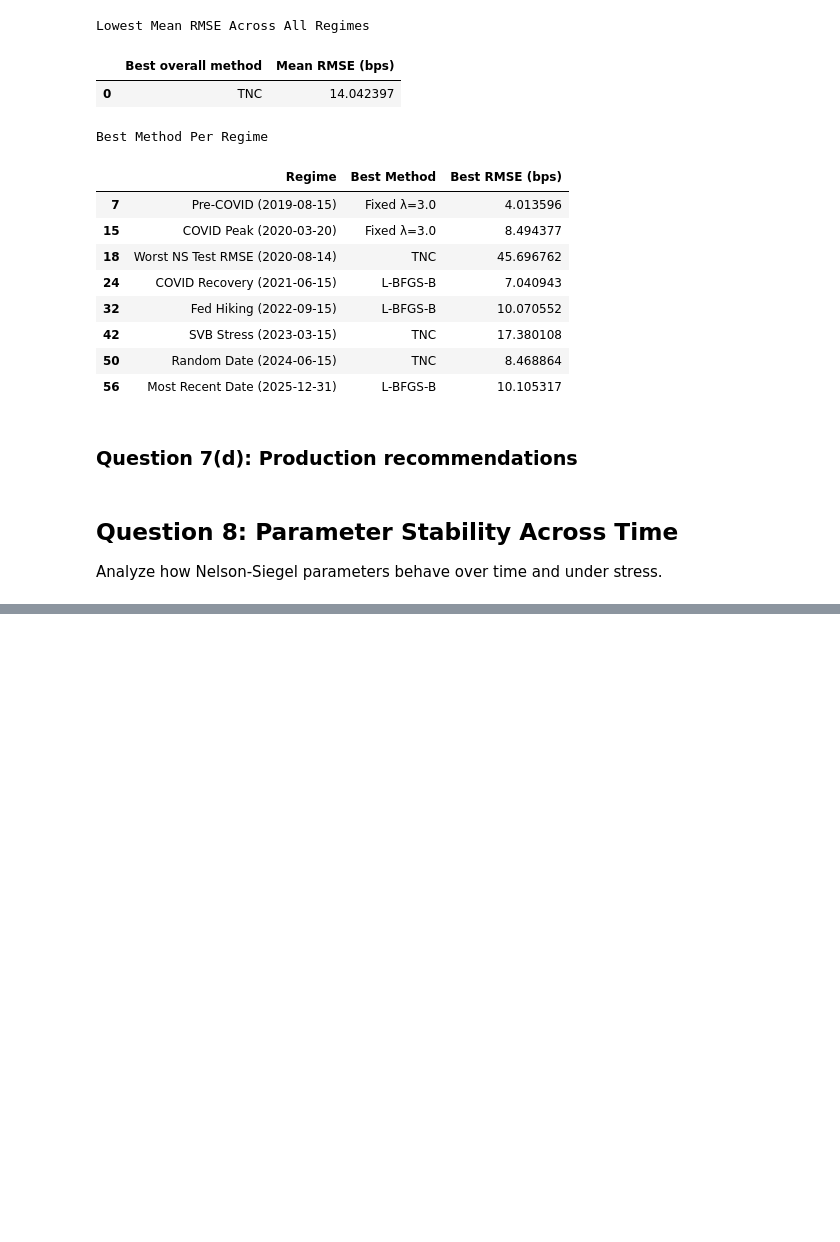
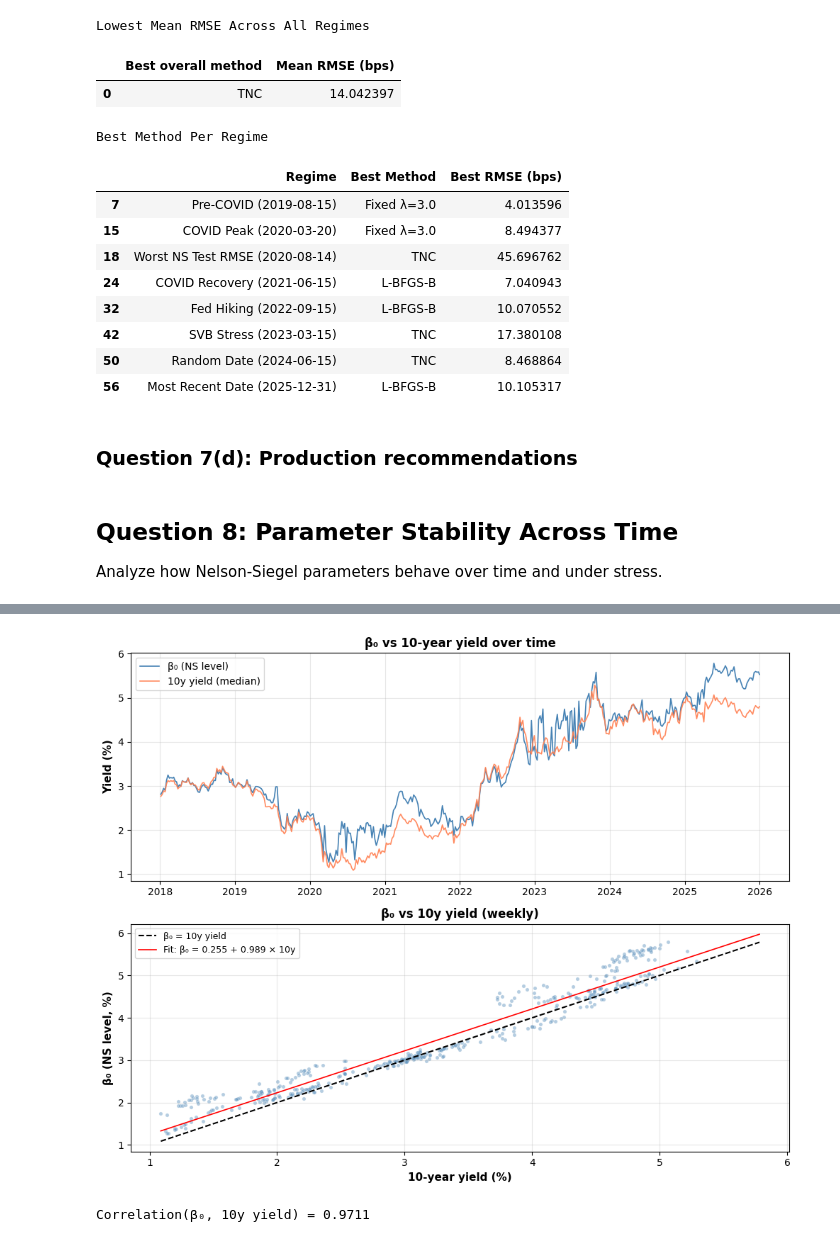
Before and after one commit to AdithSrinivasan/treasury-curve-models, a Jupyter notebook: fitting_yield_curves.ipynb, the cells around one changed output, grey strips where cells are left out. Cells and saved outputs as stored; diff of their text form; code cells hidden in the pictures; blank space fills up the shorter version.

```diff
--- a/fitting_yield_curves.ipynb
+++ b/fitting_yield_curves.ipynb
@@ -3797,0 +4017,57 @@ Analyze how Nelson-Siegel parameters behave over time and under stress.
+# %%
+# --- Add 10y yield for each week (median of yields with ttm >= 10) ---
+def get_10y_yield_by_date(panel, date_col, ttm_col, ytm_col):
+    """For each date, median yield of bonds with maturity >= 10y (decimal)."""
+    out = []
+    for date in panel[date_col].unique():
+        df = panel[panel[date_col] == date]
+        long = df[df[ttm_col] >= 10][ytm_col]
+        y10 = np.median(long) if len(long) > 0 else np.nan
+        out.append({"date": date, "yield_10y": y10})
+    return pd.DataFrame(out)
+
+y10_df = get_10y_yield_by_date(
+    treasury_panel, PANEL_DATE_COL, PANEL_TTM_COL, PANEL_YTM_COL
+)
+weekly_with_10y = weekly_params_df.merge(y10_df, on="date", how="left")
+
+# --- Plot: β₀ vs 10y yield ---
+df = weekly_with_10y[["beta0", "yield_10y"]].dropna()
+x = df["yield_10y"].values * 100   # %
+y = df["beta0"].values * 100      # %
+
+fig, axes = plt.subplots(2, 1, figsize=(10, 8))
+
+# Time series: β₀ and 10y yield
+ax = axes[0]
+ax.plot(weekly_with_10y["date"], weekly_with_10y["beta0"] * 100, color="steelblue", linewidth=1.2, label="β₀ (NS level)")
+ax.plot(weekly_with_10y["date"], weekly_with_10y["yield_10y"] * 100, color="coral", linewidth=1.2, alpha=0.9, label="10y yield (median)")
+ax.set_ylabel("Yield (%)", fontsize=11, fontweight="bold")
+ax.set_title("β₀ vs 10-year yield over time", fontsize=12, fontweight="bold")
+ax.legend(loc="best", fontsize=10)
+ax.grid(True, alpha=0.3)
+
+# Scatter: β₀ vs 10y yield (theory: β₀ ≈ long-run level ≈ 10y)
+ax = axes[1]
+ax.scatter(x, y, alpha=0.4, s=14, c="steelblue", edgecolors="white", linewidths=0.3)
+# 45° line (β₀ = 10y)
+x_line = np.array([min(x.min(), y.min()), max(x.max(), y.max())])
+ax.plot(x_line, x_line, "k--", linewidth=1.5, label="β₀ = 10y yield")
+# OLS fit
+b, a = np.polyfit(x, y, 1)
+ax.plot(x_line, a + b * x_line, "r-", linewidth=1.2, label=f"Fit: β₀ = {a:.3f} + {b:.3f} × 10y")
+ax.set_xlabel("10-year yield (%)", fontsize=11, fontweight="bold")
+ax.set_ylabel("β₀ (NS level, %)", fontsize=11, fontweight="bold")
+ax.set_title("β₀ vs 10y yield (weekly)", fontsize=12, fontweight="bold")
+ax.legend(loc="best", fontsize=9)
+ax.grid(True, alpha=0.3)
+
+plt.tight_layout()
+plt.show()
+
+# Correlation
+r = np.corrcoef(x, y)[0, 1]
+print(f"Correlation(β₀, 10y yield) = {r:.4f}")
+# %% [output]
+[figure, added]
+Correlation(β₀, 10y yield) = 0.9711
```
Also changed, not shown: parts of 25 cells of this notebook.
